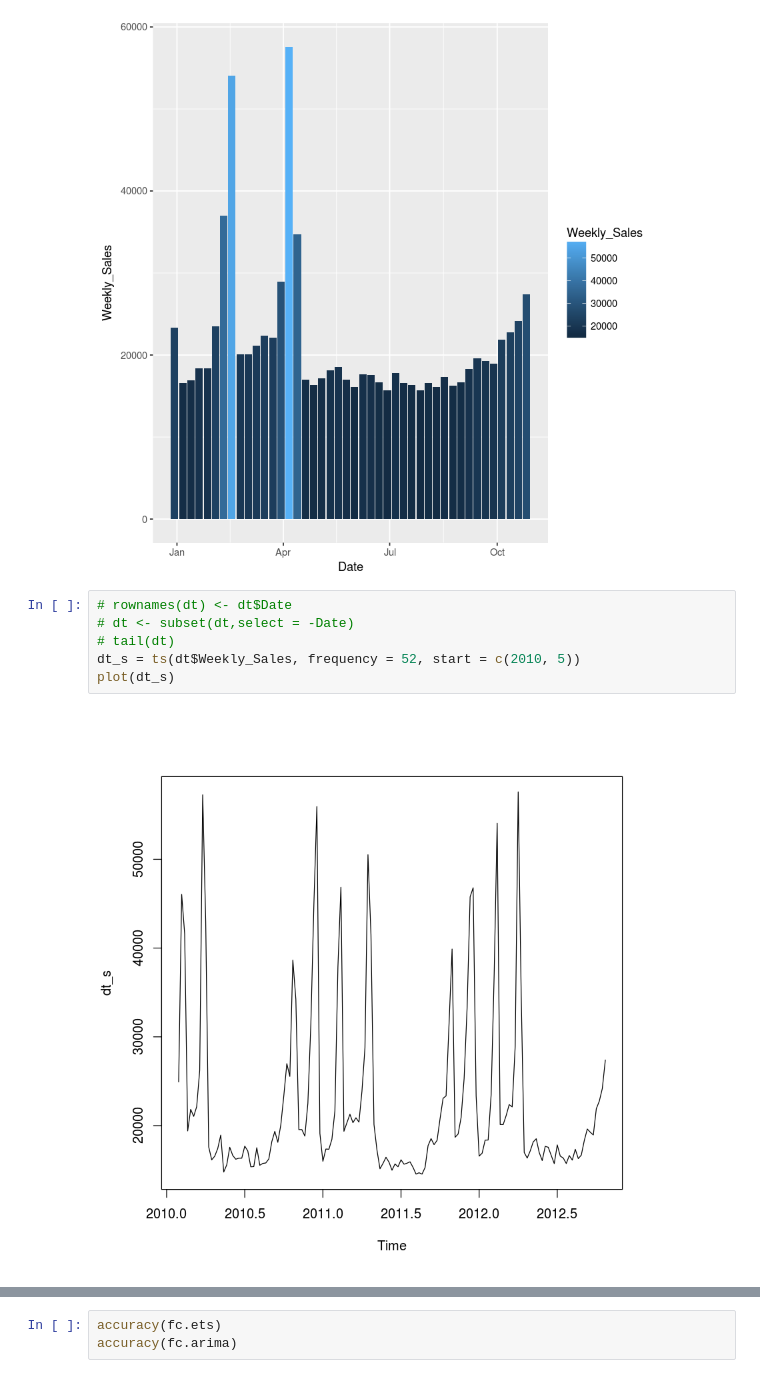
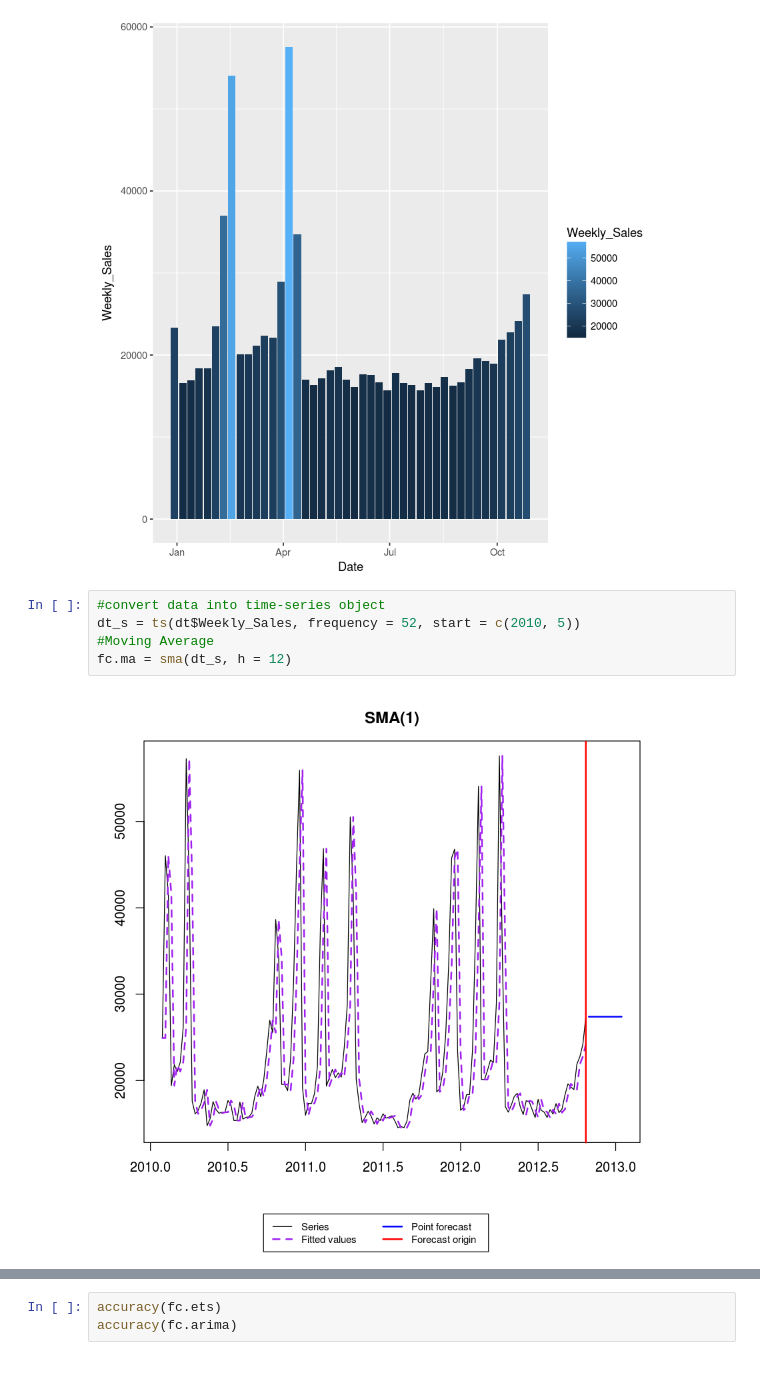
Before and after one commit to akinfemi/Forecasting, a Jupyter notebook: project.ipynb, the cells around one changed output, grey strips where cells are left out. Saved outputs shown, nothing was run; the diff lists cells and outputs as text.

```diff
--- a/project.ipynb
+++ b/project.ipynb
@@ -35,11 +36,10 @@ ggplot(data = dt[100:143,], aes(x=Date, y=Weekly_Sales, fill=Weekly_Sales)) + ge
 [figure]
 [figure]
 # %%
-# rownames(dt) <- dt$Date
-# dt <- subset(dt,select = -Date)
-# tail(dt)
+#convert data into time-series object
 dt_s = ts(dt$Weekly_Sales, frequency = 52, start = c(2010, 5))
-plot(dt_s)
+#Moving Average
+fc.ma = sma(dt_s, h = 12)
 # %% [output]
-[figure, old version]
+[figure, new version]
 # %%
```
Also changed, not shown: parts of 8 cells of this notebook.
